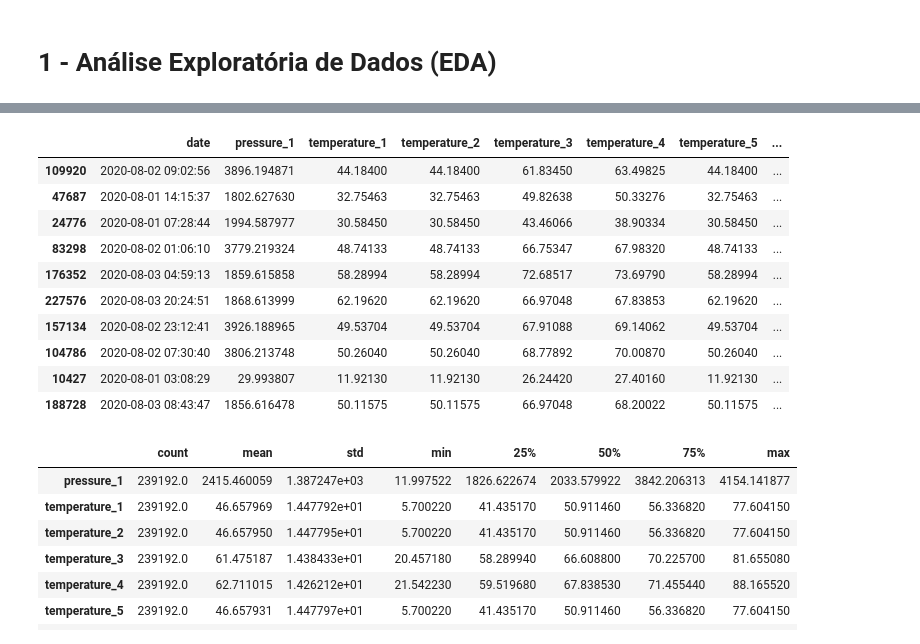
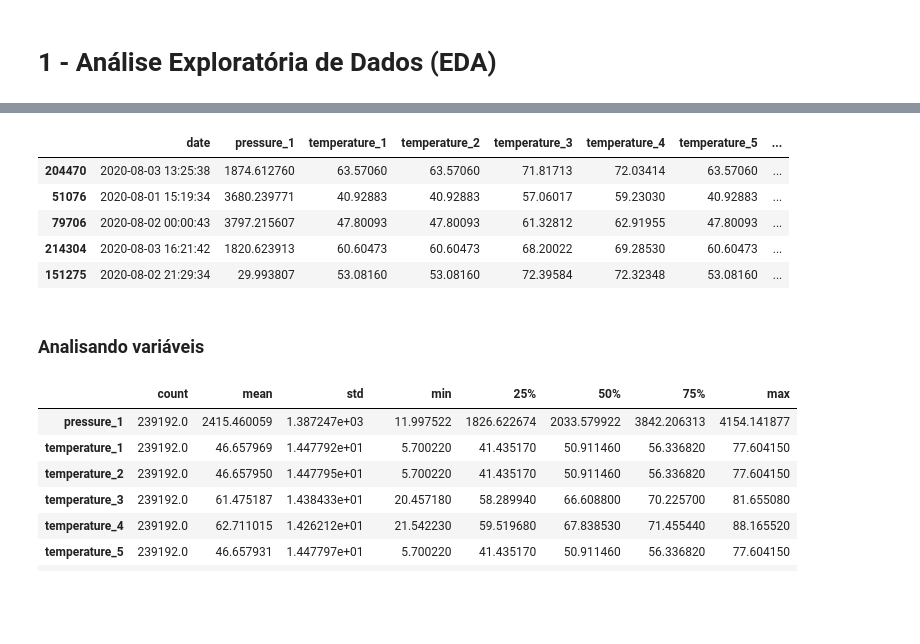
Before and after one commit to CesarSotnas/Analise_Tecnica_RIO_Analytics, a Jupyter notebook: analise_exploratoria.ipynb, the cells around one changed output, grey strips where cells are left out. Drawn from its saved outputs; the diff is of its cells as text; code cells hidden in the pictures; blank space fills up the shorter version.

```diff
--- a/analise_exploratoria.ipynb
+++ b/analise_exploratoria.ipynb
@@ -21,18 +23,15 @@ df.sample(5)
 df.rename(columns = {'Unnamed: 0': 'date'}, inplace = True)
 # %%
-df.sample(10)
+df.sample(5)
 # %% [output]
 |  | date | pressure_1 | temperature_1 | temperature_2 | temperature_3 | temperature_4 | temperature_5 | ... |
-| 109920 | 2020-08-02 09:02:56 | 3896.194871 | 44.18400 | 44.18400 | 61.83450 | 63.49825 | 44.18400 | ... |
-| 47687 | 2020-08-01 14:15:37 | 1802.627630 | 32.75463 | 32.75463 | 49.82638 | 50.33276 | 32.75463 | ... |
-| 24776 | 2020-08-01 07:28:44 | 1994.587977 | 30.58450 | 30.58450 | 43.46066 | 38.90334 | 30.58450 | ... |
-| 83298 | 2020-08-02 01:06:10 | 3779.219324 | 48.74133 | 48.74133 | 66.75347 | 67.98320 | 48.74133 | ... |
-| 176352 | 2020-08-03 04:59:13 | 1859.615858 | 58.28994 | 58.28994 | 72.68517 | 73.69790 | 58.28994 | ... |
-| 227576 | 2020-08-03 20:24:51 | 1868.613999 | 62.19620 | 62.19620 | 66.97048 | 67.83853 | 62.19620 | ... |
-| 157134 | 2020-08-02 23:12:41 | 3926.188965 | 49.53704 | 49.53704 | 67.91088 | 69.14062 | 49.53704 | ... |
-| 104786 | 2020-08-02 07:30:40 | 3806.213748 | 50.26040 | 50.26040 | 68.77892 | 70.00870 | 50.26040 | ... |
-| 10427 | 2020-08-01 03:08:29 | 29.993807 | 11.92130 | 11.92130 | 26.24420 | 27.40160 | 11.92130 | ... |
-| 188728 | 2020-08-03 08:43:47 | 1856.616478 | 50.11575 | 50.11575 | 66.97048 | 68.20022 | 50.11575 | ... |
+| 204470 | 2020-08-03 13:25:38 | 1874.612760 | 63.57060 | 63.57060 | 71.81713 | 72.03414 | 63.57060 | ... |
+| 51076 | 2020-08-01 15:19:34 | 3680.239771 | 40.92883 | 40.92883 | 57.06017 | 59.23030 | 40.92883 | ... |
+| 79706 | 2020-08-02 00:00:43 | 3797.215607 | 47.80093 | 47.80093 | 61.32812 | 62.91955 | 47.80093 | ... |
+| 214304 | 2020-08-03 16:21:42 | 1820.623913 | 60.60473 | 60.60473 | 68.20022 | 69.28530 | 60.60473 | ... |
+| 151275 | 2020-08-02 21:29:34 | 29.993807 | 53.08160 | 53.08160 | 72.39584 | 72.32348 | 53.08160 | ... |
+# %% [markdown]
+### Analisando variáveis
 # %%
 # Analisando variáveis
 
```
Also changed, not shown: parts of 20 cells of this notebook, 1 other file.
